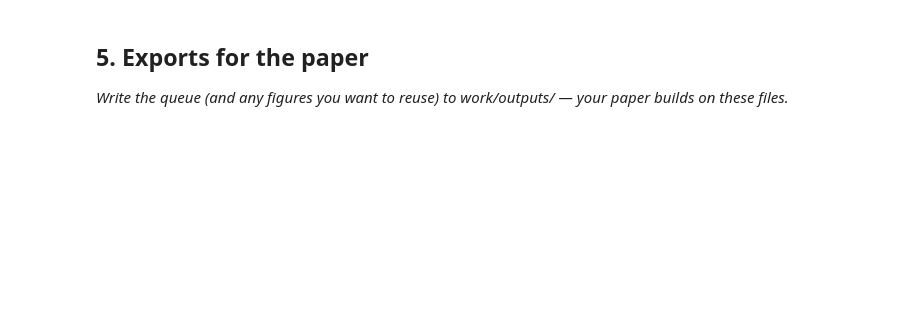
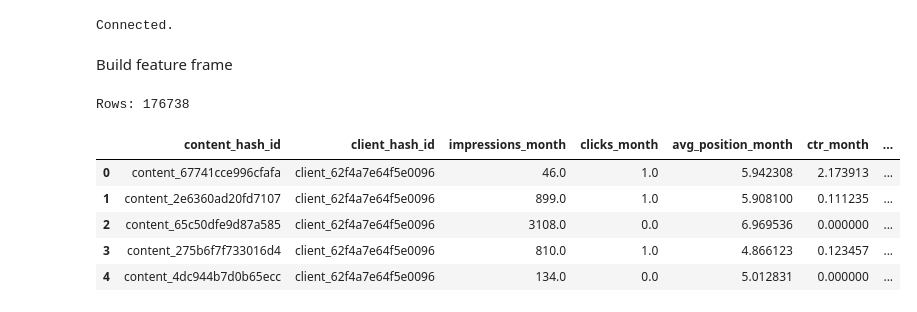
Before and after one commit to ozair247/flyrank-ml-internship, a Jupyter notebook: work/notebooks/w07_action_playbook.ipynb, the cells around one changed output. Drawn from its saved outputs; the diff is of its cells as text; code cells hidden in the pictures; blank space fills up the shorter version.

```diff
--- a/work/notebooks/w07_action_playbook.ipynb
+++ b/work/notebooks/w07_action_playbook.ipynb
@@ -37,4 +11,0 @@ This skeleton is yours to fill. Work the sections **in order** — each one has
-# %% [markdown]
-## 5. Exports for the paper
-
-*Write the queue (and any figures you want to reuse) to work/outputs/ — your paper builds on these files.*
@@ -43,0 +12,66 @@ This skeleton is yours to fill. Work the sections **in order** — each one has
+# %%
+%pip install -q duckdb scikit-learn pandas numpy matplotlib
+import duckdb
+import numpy as np
+import pandas as pd
+import matplotlib.pyplot as plt
+from google.colab import userdata
+
+con = duckdb.connect()
+con.execute(f"CREATE OR REPLACE SECRET hf (TYPE huggingface, TOKEN '{userdata.get('HF_TOKEN')}')")
+
+FACT_MONTH  = "read_parquet('hf://datasets/FlyRank/internship-warehouse/fact_content_daily_performance/month=2026-03/*.parquet')"
+DIM_CONTENT = "read_parquet('hf://datasets/FlyRank/internship-warehouse/dim_content.parquet')"
+
+print("Connected.")
+# %% [output]
+Connected.
+# %% [markdown]
+Build feature frame
+# %%
+feature_frame = con.sql(f"""
+    SELECT
+        f.content_hash_id,
+        f.client_hash_id,
+        SUM(f.gsc_impressions)                                                            AS impressions_month,
+        SUM(f.gsc_clicks)                                                                  AS clicks_month,
+        AVG(NULLIF(f.gsc_avg_position, 0))                                                 AS avg_position_month,
+        SUM(f.gsc_clicks) / NULLIF(SUM(f.gsc_impressions), 0) * 100                        AS ctr_month,
+        SUM(CASE WHEN f.ga4_data_available THEN f.ga4_engaged_sessions ELSE 0 END)         AS engaged_sessions_month,
+        SUM(CASE WHEN f.ga4_data_available THEN f.ga4_sessions ELSE 0 END)                 AS sessions_month,
+        MAX(CASE WHEN f.ga4_data_available THEN 1 ELSE 0 END)                              AS has_ga4_month,
+        DATE_DIFF('day', ANY_VALUE(c.content_created_date), DATE '2026-03-31')             AS content_age_days,
+        ANY_VALUE(c.word_count)                                                            AS word_count,
+        SUM(CASE WHEN f.report_date >= DATE '2026-03-16' THEN f.gsc_impressions ELSE 0 END) AS impr_last15,
+        SUM(CASE WHEN f.report_date <  DATE '2026-03-16' THEN f.gsc_impressions ELSE 0 END) AS impr_prev15
+    FROM {FACT_MONTH} f
+    LEFT JOIN {DIM_CONTENT} c ON f.content_hash_id = c.content_hash_id
+    GROUP BY f.content_hash_id, f.client_hash_id
+    HAVING SUM(f.gsc_impressions) > 0
+""").df()
+
+feature_frame = feature_frame.dropna(subset=["content_age_days"]).reset_index(drop=True)
+
+feature_frame["is_declining_proxy"] = (
+    (feature_frame["impr_prev15"] > 0)
+    & ((feature_frame["impr_last15"] - feature_frame["impr_prev15"]) / feature_frame["impr_prev15"] < -0.20)
+).astype(int)
+
+feature_frame["engagement_rate_month"] = np.where(
+    feature_frame["sessions_month"] > 0,
+    feature_frame["engaged_sessions_month"] / feature_frame["sessions_month"] * 100,
+    0.0,
+)
+feature_frame["has_word_count"] = feature_frame["word_count"].notna().astype(int)
+feature_frame["word_count"] = feature_frame["word_count"].fillna(0)
+
+print(f"Rows: {len(feature_frame)}")
+feature_frame.head()
+# %% [output]
+Rows: 176738
+|  | content_hash_id | client_hash_id | impressions_month | clicks_month | avg_position_month | ctr_month | ... |
+| 0 | content_67741cce996cfafa | client_62f4a7e64f5e0096 | 46.0 | 1.0 | 5.942308 | 2.173913 | ... |
+| 1 | content_2e6360ad20fd7107 | client_62f4a7e64f5e0096 | 899.0 | 1.0 | 5.908100 | 0.111235 | ... |
+| 2 | content_65c50dfe9d87a585 | client_62f4a7e64f5e0096 | 3108.0 | 0.0 | 6.969536 | 0.000000 | ... |
+| 3 | content_275b6f7f733016d4 | client_62f4a7e64f5e0096 | 810.0 | 1.0 | 4.866123 | 0.123457 | ... |
+| 4 | content_4dc944b7d0b65ecc | client_62f4a7e64f5e0096 | 134.0 | 0.0 | 5.012831 | 0.000000 | ... |
```
Also changed, not shown: parts of 19 cells of this notebook.
